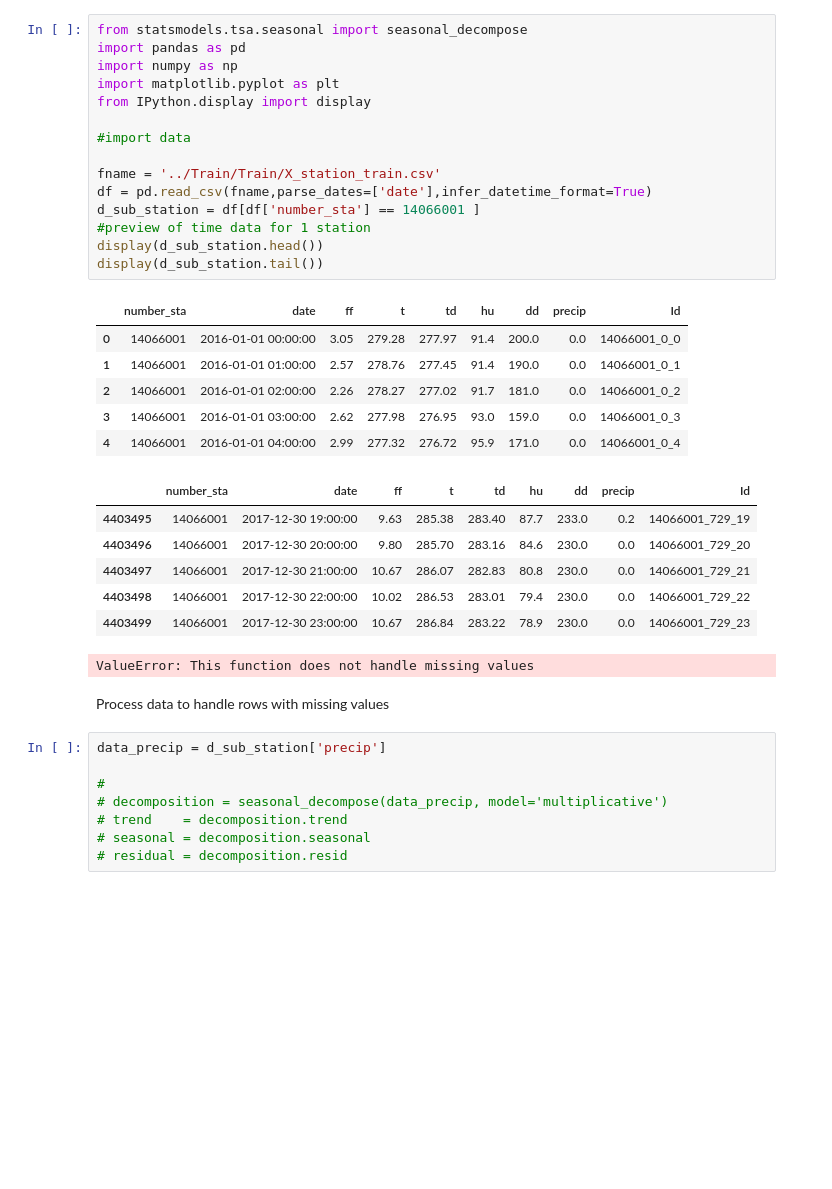
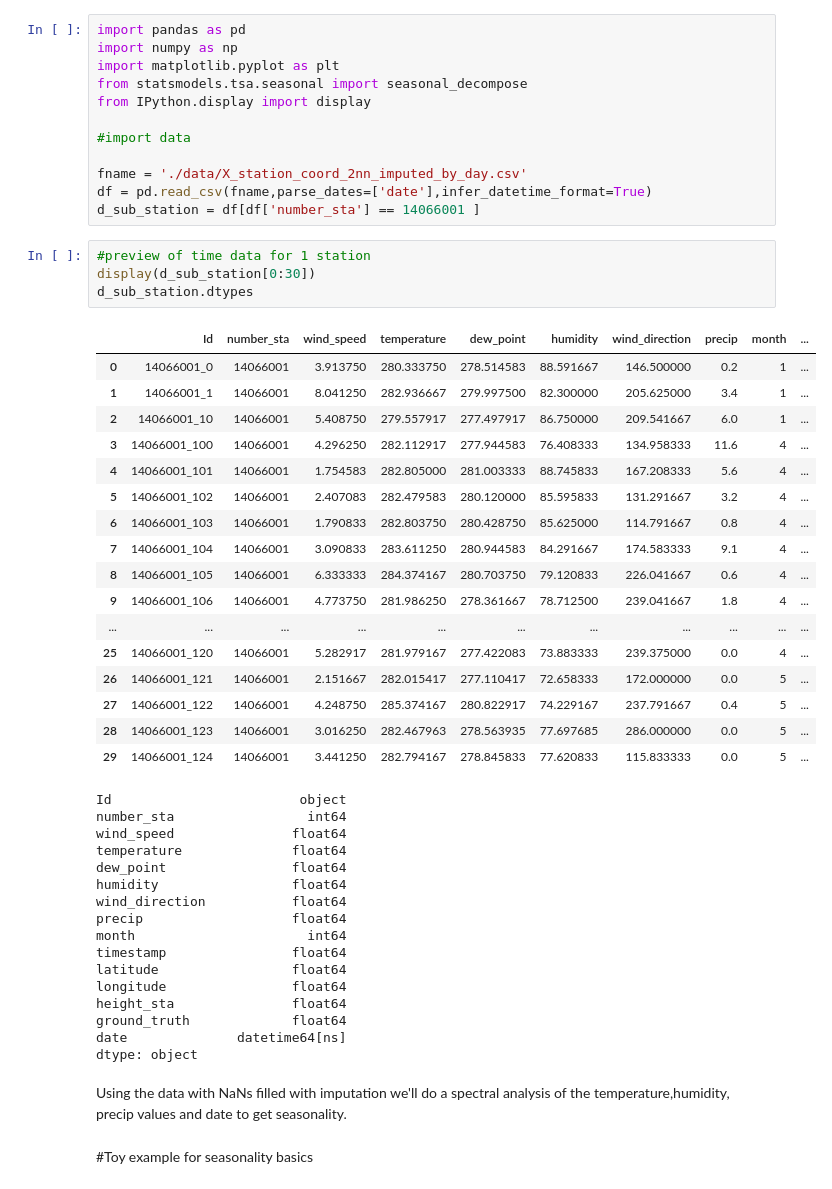
Before and after one commit to LetenoThibaud/Defi-IA-2022-Rain-Frogs, a Jupyter notebook: Seasonality_analysis.ipynb, the cells around one changed output. Saved outputs shown, nothing was run; the diff lists cells and outputs as text; blank space fills up the shorter version.

```diff
--- a/Seasonality_analysis.ipynb
+++ b/Seasonality_analysis.ipynb
@@ -1,39 +1,54 @@
 # %%
-from statsmodels.tsa.seasonal import seasonal_decompose
 import pandas as pd
 import numpy as np
 import matplotlib.pyplot as plt
+from statsmodels.tsa.seasonal import seasonal_decompose
 from IPython.display import display
 
 #import data
 
-fname = '../Train/Train/X_station_train.csv'
+fname = './data/X_station_coord_2nn_imputed_by_day.csv'
 df = pd.read_csv(fname,parse_dates=['date'],infer_datetime_format=True)
 d_sub_station = df[df['number_sta'] == 14066001 ]
-#preview of time data for 1 station
-display(d_sub_station.head())
-display(d_sub_station.tail())
-# %% [output]
-|  | number_sta | date | ff | t | td | hu | dd | precip | Id |
-| 0 | 14066001 | 2016-01-01 00:00:00 | 3.05 | 279.28 | 277.97 | 91.4 | 200.0 | 0.0 | 14066001_0_0 |
-| 1 | 14066001 | 2016-01-01 01:00:00 | 2.57 | 278.76 | 277.45 | 91.4 | 190.0 | 0.0 | 14066001_0_1 |
-| 2 | 14066001 | 2016-01-01 02:00:00 | 2.26 | 278.27 | 277.02 | 91.7 | 181.0 | 0.0 | 14066001_0_2 |
-| 3 | 14066001 | 2016-01-01 03:00:00 | 2.62 | 277.98 | 276.95 | 93.0 | 159.0 | 0.0 | 14066001_0_3 |
-| 4 | 14066001 | 2016-01-01 04:00:00 | 2.99 | 277.32 | 276.72 | 95.9 | 171.0 | 0.0 | 14066001_0_4 |
-|  | number_sta | date | ff | t | td | hu | dd | precip | Id |
-| 4403495 | 14066001 | 2017-12-30 19:00:00 | 9.63 | 285.38 | 283.40 | 87.7 | 233.0 | 0.2 | 14066001_729_19 |
-| 4403496 | 14066001 | 2017-12-30 20:00:00 | 9.80 | 285.70 | 283.16 | 84.6 | 230.0 | 0.0 | 14066001_729_20 |
-| 4403497 | 14066001 | 2017-12-30 21:00:00 | 10.67 | 286.07 | 282.83 | 80.8 | 230.0 | 0.0 | 14066001_729_21 |
-| 4403498 | 14066001 | 2017-12-30 22:00:00 | 10.02 | 286.53 | 283.01 | 79.4 | 230.0 | 0.0 | 14066001_729_22 |
-| 4403499 | 14066001 | 2017-12-30 23:00:00 | 10.67 | 286.84 | 283.22 | 78.9 | 230.0 | 0.0 | 14066001_729_23 |
-ValueError: This function does not handle missing values
-# %% [markdown]
-Process data to handle rows with missing values
-# %%
-data_precip = d_sub_station['precip']
-
-#
-# decomposition = seasonal_decompose(data_precip, model='multiplicative')
-# trend    = decomposition.trend
-# seasonal = decomposition.seasonal
-# residual = decomposition.resid
+# %%
+#preview of time data for 1 station
+display(d_sub_station[0:30])
+d_sub_station.dtypes
+# %% [output]
+|  | Id | number_sta | wind_speed | temperature | dew_point | humidity | wind_direction | precip | month | ... |
+| 0 | 14066001_0 | 14066001 | 3.913750 | 280.333750 | 278.514583 | 88.591667 | 146.500000 | 0.2 | 1 | ... |
+| 1 | 14066001_1 | 14066001 | 8.041250 | 282.936667 | 279.997500 | 82.300000 | 205.625000 | 3.4 | 1 | ... |
+| 2 | 14066001_10 | 14066001 | 5.408750 | 279.557917 | 277.497917 | 86.750000 | 209.541667 | 6.0 | 1 | ... |
+| 3 | 14066001_100 | 14066001 | 4.296250 | 282.112917 | 277.944583 | 76.408333 | 134.958333 | 11.6 | 4 | ... |
+| 4 | 14066001_101 | 14066001 | 1.754583 | 282.805000 | 281.003333 | 88.745833 | 167.208333 | 5.6 | 4 | ... |
+| 5 | 14066001_102 | 14066001 | 2.407083 | 282.479583 | 280.120000 | 85.595833 | 131.291667 | 3.2 | 4 | ... |
+| 6 | 14066001_103 | 14066001 | 1.790833 | 282.803750 | 280.428750 | 85.625000 | 114.791667 | 0.8 | 4 | ... |
+| 7 | 14066001_104 | 14066001 | 3.090833 | 283.611250 | 280.944583 | 84.291667 | 174.583333 | 9.1 | 4 | ... |
+| 8 | 14066001_105 | 14066001 | 6.333333 | 284.374167 | 280.703750 | 79.120833 | 226.041667 | 0.6 | 4 | ... |
+| 9 | 14066001_106 | 14066001 | 4.773750 | 281.986250 | 278.361667 | 78.712500 | 239.041667 | 1.8 | 4 | ... |
+| ... | ... | ... | ... | ... | ... | ... | ... | ... | ... | ... |
+| 25 | 14066001_120 | 14066001 | 5.282917 | 281.979167 | 277.422083 | 73.883333 | 239.375000 | 0.0 | 4 | ... |
+| 26 | 14066001_121 | 14066001 | 2.151667 | 282.015417 | 277.110417 | 72.658333 | 172.000000 | 0.0 | 5 | ... |
+| 27 | 14066001_122 | 14066001 | 4.248750 | 285.374167 | 280.822917 | 74.229167 | 237.791667 | 0.4 | 5 | ... |
+| 28 | 14066001_123 | 14066001 | 3.016250 | 282.467963 | 278.563935 | 77.697685 | 286.000000 | 0.0 | 5 | ... |
+| 29 | 14066001_124 | 14066001 | 3.441250 | 282.794167 | 278.845833 | 77.620833 | 115.833333 | 0.0 | 5 | ... |
+Id                        object
+number_sta                 int64
+wind_speed               float64
+temperature              float64
+dew_point                float64
+humidity                 float64
+wind_direction           float64
+precip                   float64
+month                      int64
+timestamp                float64
+latitude                 float64
+longitude                float64
+height_sta               float64
+ground_truth             float64
+date              datetime64[ns]
+dtype: object
+# %% [markdown]
+Using the data with NaNs filled with imputation we'll do a spectral analysis of the temperature,humidity, precip values and date to get seasonality.
+# %% [markdown]
+#Toy example for seasonality basics
```
Also changed, not shown: parts of 7 cells of this notebook.
